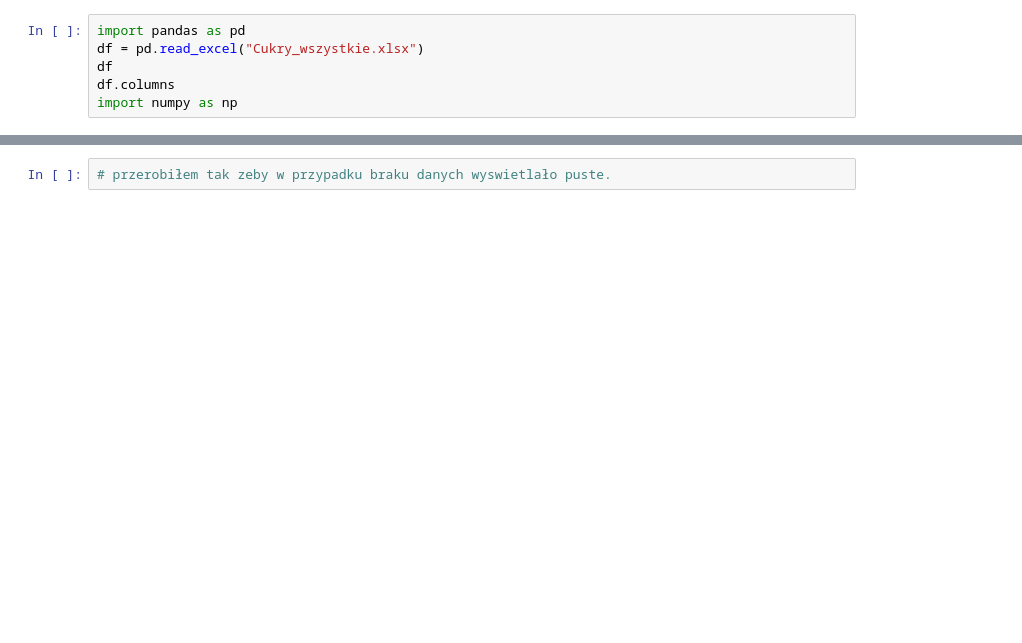
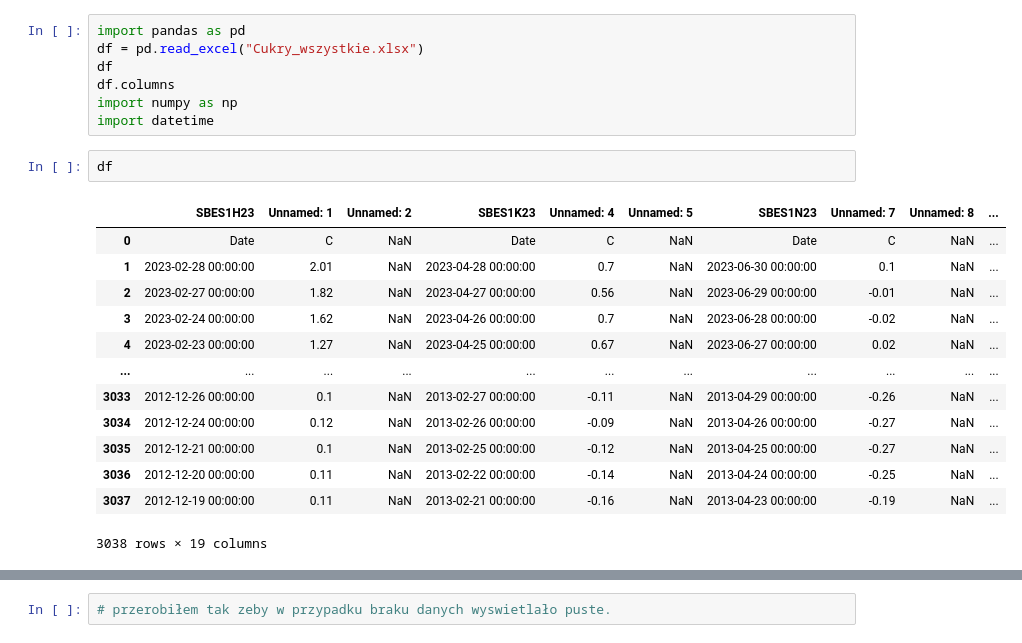
Before and after one commit to tomektom10/dataScienceBootCamp, a Jupyter notebook: moje_projekt_cukier.ipynb, the cells around one changed output, grey strips where cells are left out. Saved outputs shown, nothing was run; the diff lists cells and outputs as text; blank space fills up the shorter version.

```diff
--- a/moje_projekt_cukier.ipynb
+++ b/moje_projekt_cukier.ipynb
@@ -6,6 +6,23 @@ df = pd.read_excel("Cukry_wszystkie.xlsx")
 df
 df.columns
 import numpy as np
+import datetime
+# %%
+df
+# %% [output]
+|  | SBES1H23 | Unnamed: 1 | Unnamed: 2 | SBES1K23 | Unnamed: 4 | Unnamed: 5 | SBES1N23 | Unnamed: 7 | Unnamed: 8 | ... |
+| 0 | Date | C | NaN | Date | C | NaN | Date | C | NaN | ... |
+| 1 | 2023-02-28 00:00:00 | 2.01 | NaN | 2023-04-28 00:00:00 | 0.7 | NaN | 2023-06-30 00:00:00 | 0.1 | NaN | ... |
+| 2 | 2023-02-27 00:00:00 | 1.82 | NaN | 2023-04-27 00:00:00 | 0.56 | NaN | 2023-06-29 00:00:00 | -0.01 | NaN | ... |
+| 3 | 2023-02-24 00:00:00 | 1.62 | NaN | 2023-04-26 00:00:00 | 0.7 | NaN | 2023-06-28 00:00:00 | -0.02 | NaN | ... |
+| 4 | 2023-02-23 00:00:00 | 1.27 | NaN | 2023-04-25 00:00:00 | 0.67 | NaN | 2023-06-27 00:00:00 | 0.02 | NaN | ... |
+| ... | ... | ... | ... | ... | ... | ... | ... | ... | ... | ... |
+| 3033 | 2012-12-26 00:00:00 | 0.1 | NaN | 2013-02-27 00:00:00 | -0.11 | NaN | 2013-04-29 00:00:00 | -0.26 | NaN | ... |
+| 3034 | 2012-12-24 00:00:00 | 0.12 | NaN | 2013-02-26 00:00:00 | -0.09 | NaN | 2013-04-26 00:00:00 | -0.27 | NaN | ... |
+| 3035 | 2012-12-21 00:00:00 | 0.1 | NaN | 2013-02-25 00:00:00 | -0.12 | NaN | 2013-04-25 00:00:00 | -0.27 | NaN | ... |
+| 3036 | 2012-12-20 00:00:00 | 0.11 | NaN | 2013-02-22 00:00:00 | -0.14 | NaN | 2013-04-24 00:00:00 | -0.25 | NaN | ... |
+| 3037 | 2012-12-19 00:00:00 | 0.11 | NaN | 2013-02-21 00:00:00 | -0.16 | NaN | 2013-04-23 00:00:00 | -0.19 | NaN | ... |
+3038 rows × 19 columns
 # %%
 df1 = df[["SBES1H23", "Unnamed: 1"]].iloc[1:]
 df1
```
Also changed, not shown: parts of 21 cells of this notebook.
